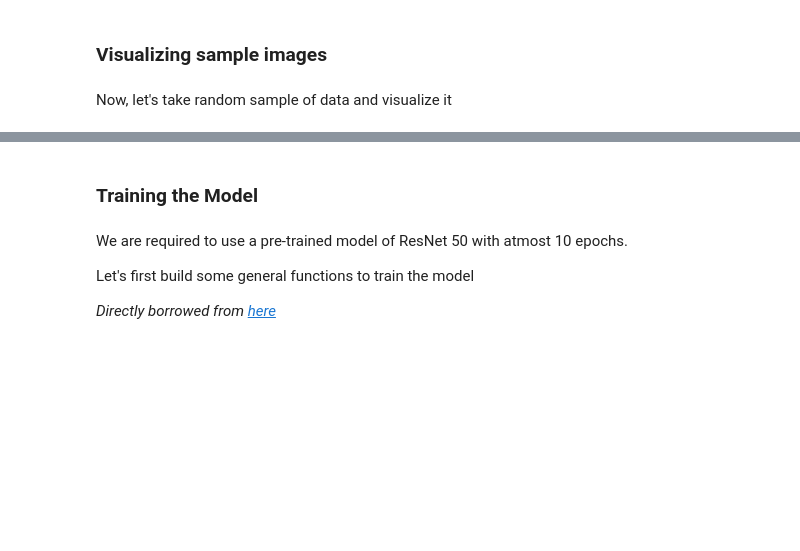
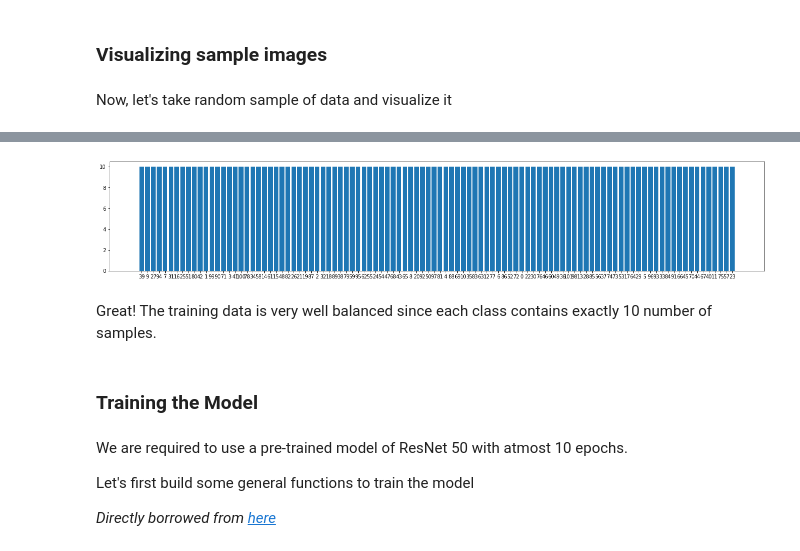
Before and after one commit to AmitSharma1127/fellowship.ai, a Jupyter notebook: Fellowship_ai.ipynb, the cells around one changed output, grey strips where cells are left out. Saved outputs shown, nothing was run; the diff lists cells and outputs as text; code cells hidden in the pictures; blank space fills up the shorter version.

```diff
--- a/Fellowship_ai.ipynb
+++ b/Fellowship_ai.ipynb
@@ -209,3 +195,24 @@ imshow(out, title=[class_names[x] for x in classes])
+# %%
+path = '/content/data/oxford-102-flowers/train'
+directory=os.listdir(path)
+samples = []
+
+for i in directory:
+
+  currentFolder = path + '/' + i
+
+  _, _, files = next(os.walk(currentFolder))
+  samples.append(len(files))
+
+fig = plt.figure(figsize=(18,3))
+ax = fig.add_axes([0,0,1,1])
+labels = directory
+ax.bar(labels,samples)
+plt.show()
+# %% [output]
+[figure, added]
+# %% [markdown]
+Great! The training data is very well balanced since each class contains exactly 10 number of samples.
 # %% [markdown]
 ### Training the Model
 # %% [markdown]
```
Also changed, not shown: parts of 65 cells of this notebook.
